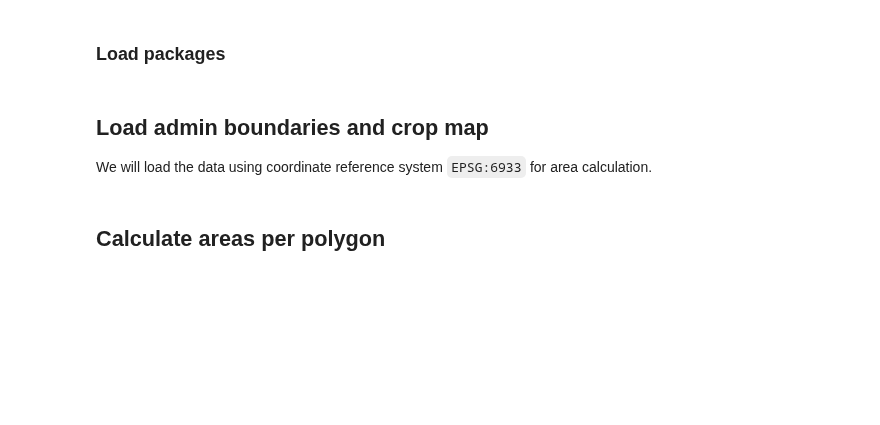
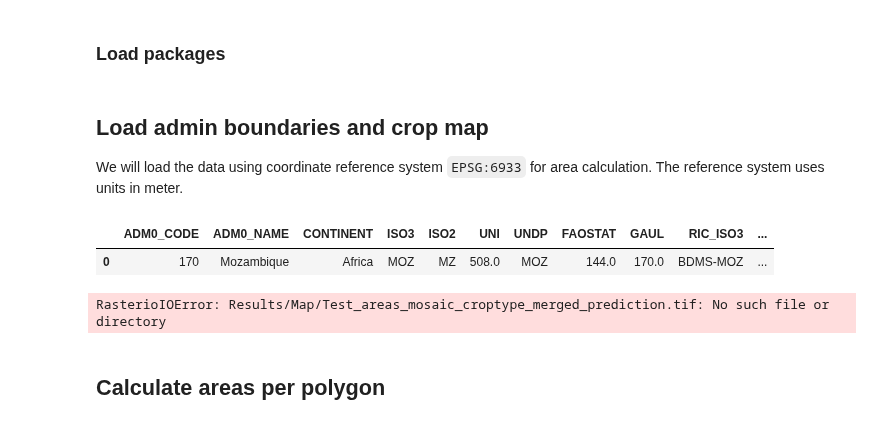
Before and after one commit to digitalearthafrica/FAO_crop_type, a Jupyter notebook: 8_Calculate_crop_statistics.ipynb, the cells around one changed output. Saved outputs shown, nothing was run; the diff lists cells and outputs as text; code cells hidden in the pictures; blank space fills up the shorter version.

```diff
--- a/8_Calculate_crop_statistics.ipynb
+++ b/8_Calculate_crop_statistics.ipynb
@@ -28,7 +30,7 @@ from deafrica_tools.spatial import xr_rasterize
 # %% [markdown]
 ## Load admin boundaries and crop map
 
-We will load the data using coordinate reference system `EPSG:6933` for area calculation.
+We will load the data using coordinate reference system `EPSG:6933` for area calculation. The reference system uses units in meter.
 # %%
 output_crs = "EPSG:6933"
 # %%
@@ -36,9 +38,16 @@ admin_boundaries_file = (
     "Data/Mozambique_boundary.shp"
 )
 area_of_interest_gdf = gpd.read_file(admin_boundaries_file).to_crs(output_crs)
+# %%
+area_of_interest_gdf
+# %% [output]
+|  | ADM0_CODE | ADM0_NAME | CONTINENT | ISO3 | ISO2 | UNI | UNDP | FAOSTAT | GAUL | RIC_ISO3 | ... |
+| 0 | 170 | Mozambique | Africa | MOZ | MZ | 508.0 | MOZ | 144.0 | 170.0 | BDMS-MOZ | ... |
 # %%
-crop_type_path='Results/Test_areas_mosaic_croptype_merged_prediction.tif'
+crop_type_path='Results/Map/Test_areas_mosaic_croptype_merged_prediction.tif'
 da_crop_type=rioxarray.open_rasterio(crop_type_path).squeeze()
+# %% [output]
+RasterioIOError: Results/Map/Test_areas_mosaic_croptype_merged_prediction.tif: No such file or directory
 # %%
 # Dictionary with class labels from previous step
 labels_path = "Results/class_labels.json"
```
Also changed, not shown: parts of 2 cells of this notebook, 2 other files.
